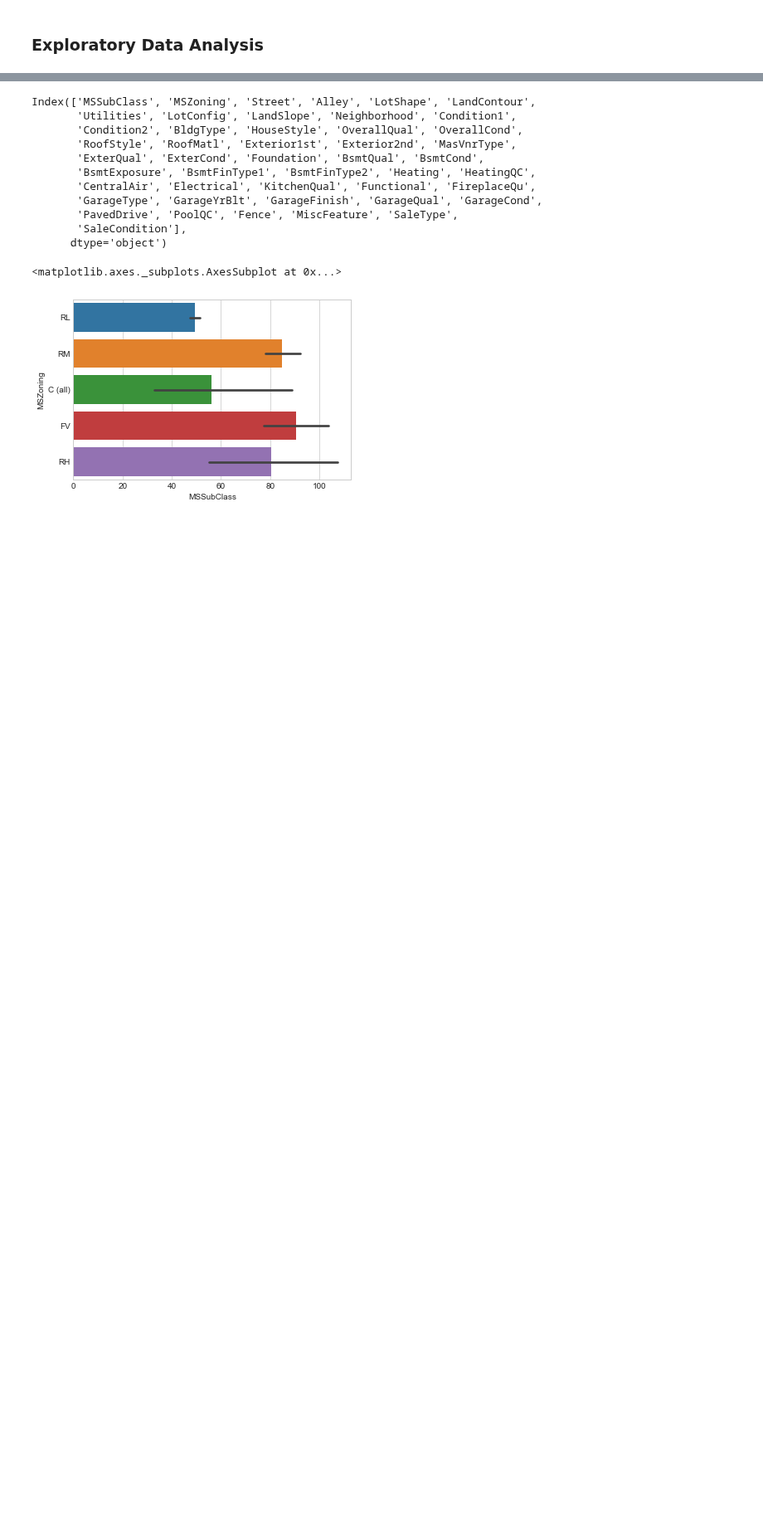
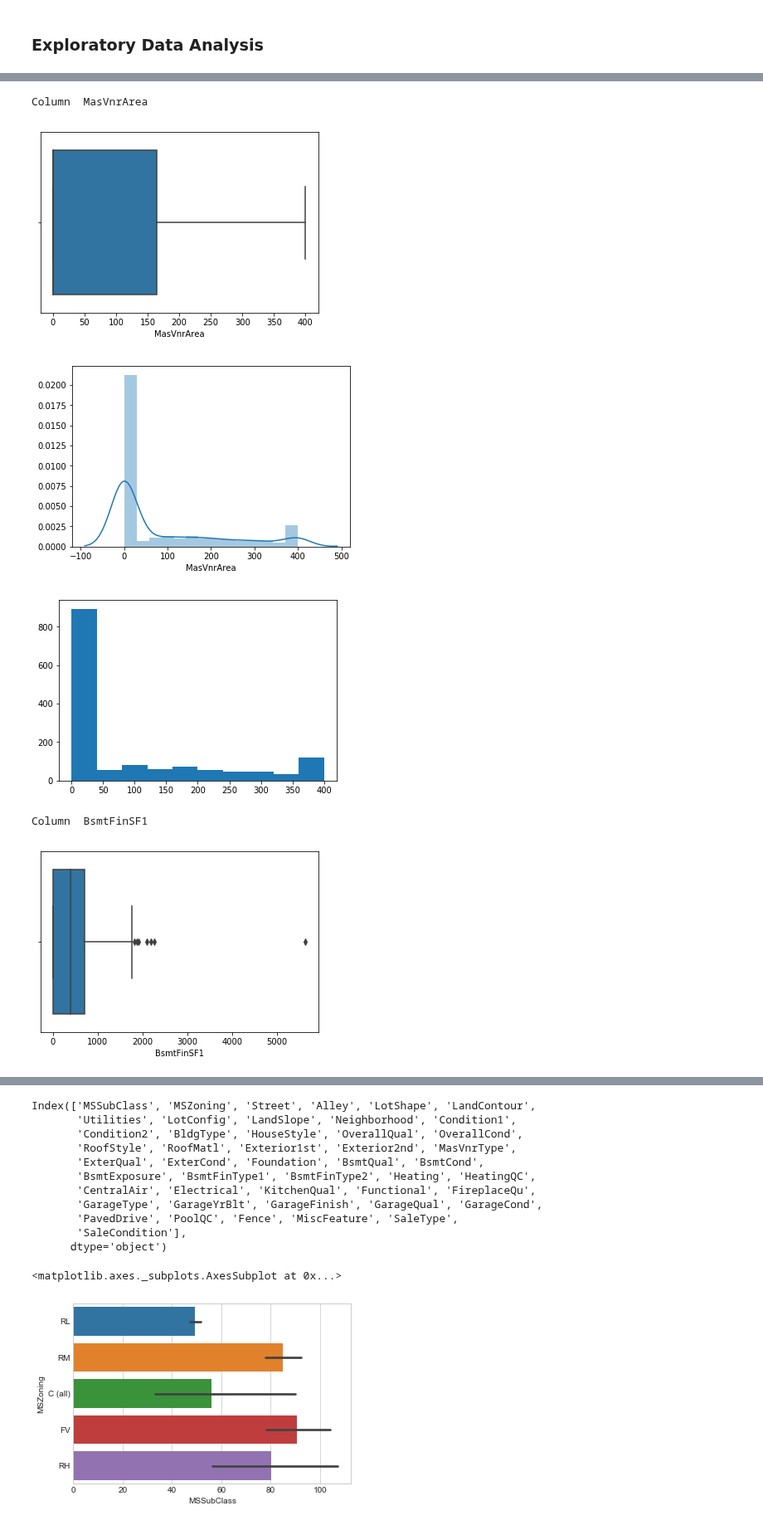
Before and after one commit to nov012017/Code, a Jupyter notebook: Projects/HousePricePrediction.ipynb, the cells around one changed output, grey strips where cells are left out. Shown at 83% size. Cells and saved outputs as stored; diff of their text form; code cells hidden in the pictures; blank space fills up the shorter version.

```diff
--- a/Projects/HousePricePrediction.ipynb
+++ b/Projects/HousePricePrediction.ipynb
@@ -257,3 +244,15 @@ Index(['MSSubClass', 'MSZoning', 'Alley', 'LotShape', 'LandContour',
       dtype='object')
 # %% [markdown]
 ### Exploratory Data Analysis
+# %%
+percentile_col={}
+for i in ['LotFrontage', 'LotArea', 'YearBuilt', 'YearRemodAdd', 'MasVnrArea',
+       'BsmtFinSF1', 'BsmtFinSF2', 'BsmtUnfSF', 'TotalBsmtSF', '2ndFlrSF',
+       'LowQualFinSF', 'BsmtFullBath', 'BsmtHalfBath', 'FullBath', 'HalfBath',
+       'BedroomAbvGr', 'Fireplaces', 'GarageCars',
+       'WoodDeckSF', 'OpenPorchSF', 'EnclosedPorch', '3SsnPorch',
+       'ScreenPorch', 'PoolArea', 'MiscVal', 'MoSold', 'YrSold', 'SalePrice']:
+    percentile_col[i]={}
+    for j in range(0,100):
+        per=np.percentile(hp[i],j)
+        percentile_col[i][j]=per
@@ -259,0 +316,17 @@ Index(['MSSubClass', 'MSZoning', 'Alley', 'LotShape', 'LandContour',
+# %%
+numeric_columns=['MasVnrArea','BsmtFinSF1','BsmtFinSF2','1stFlrSF','2ndFlrSF','GrLivArea','GarageArea','WoodDeckSF','OpenPorchSF','Age']
+for i in numeric_columns:
+    print('Column ',i)
+    sns.boxplot(hp[i])
+    plt.show()
+    sns.distplot(hp[i])
+    plt.show()
+    plt.hist(hp[i])
+    plt.show()
+# %% [output]
+Column  MasVnrArea
+[figure, added]
+[figure, added]
+[figure, added]
+Column  BsmtFinSF1
+[figure, added]
```
Also changed, not shown: parts of 51 cells of this notebook.
